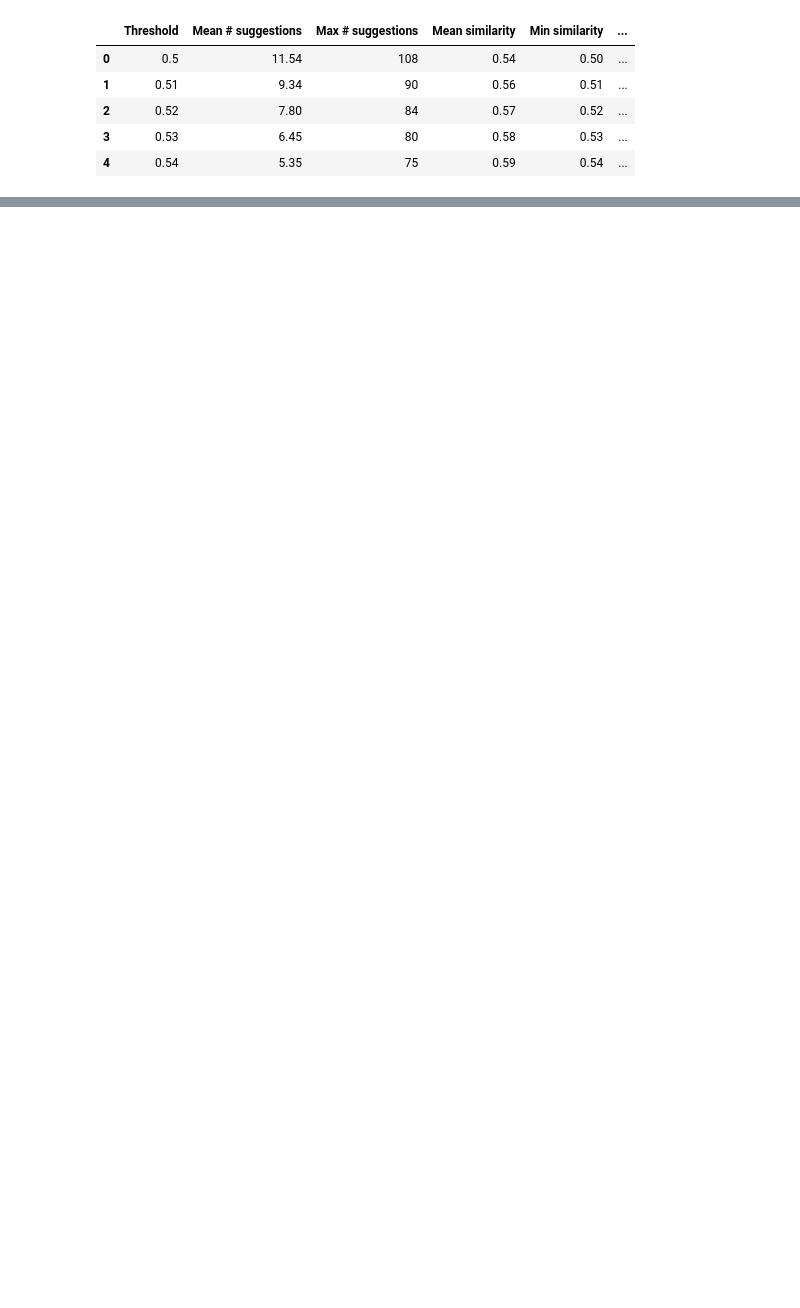
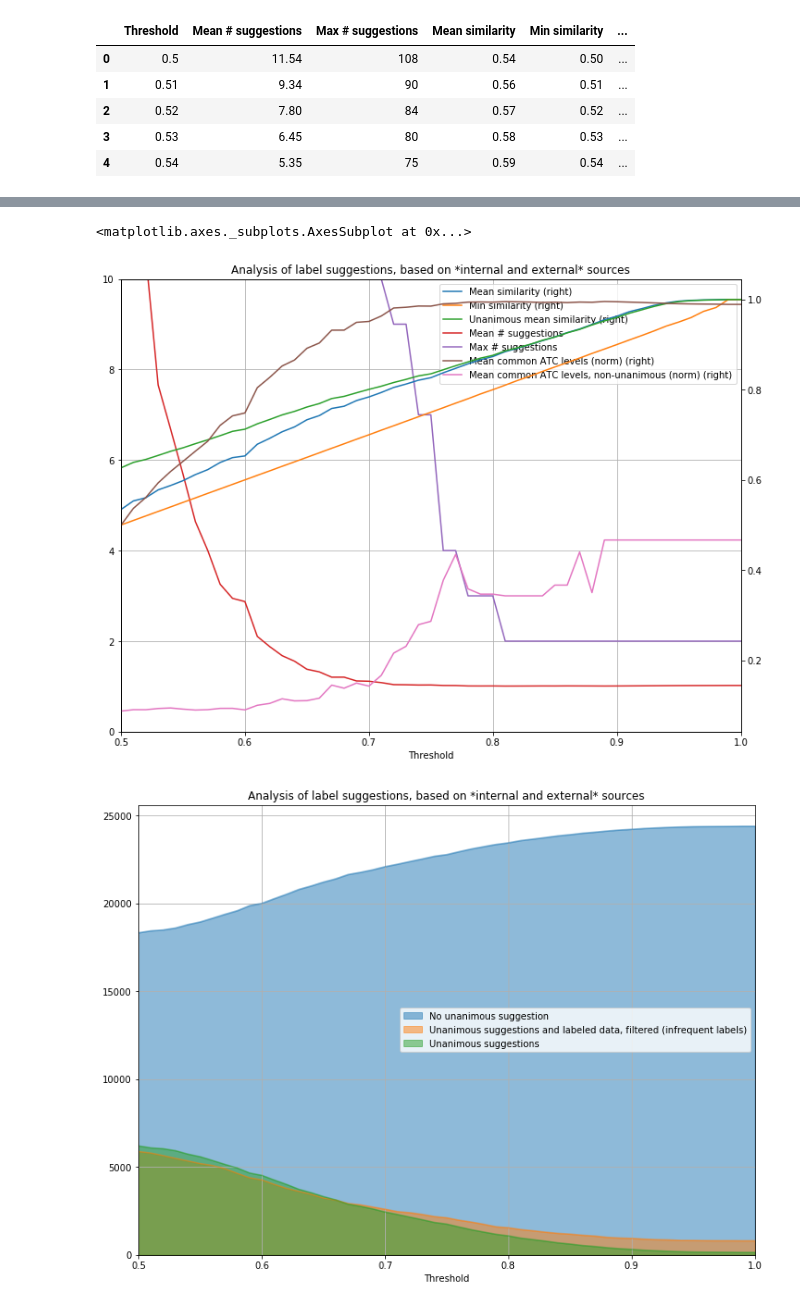
Before and after one commit to jraiskin/Automated_categorization_medication, a Jupyter notebook: suggest_from_unlabeled_data.ipynb, the cells around one changed output, grey strips where cells are left out. Cells and saved outputs as stored; diff of their text form; code cells hidden in the pictures; blank space fills up the shorter version.

```diff
--- a/suggest_from_unlabeled_data.ipynb
+++ b/suggest_from_unlabeled_data.ipynb
@@ -392,0 +488,9 @@ label_suggestion_summary.plot(x='Threshold',
+# %%
+"""
+Load data from **internal and external** sources from files, after files have been generated.
+"""
+sim_dict_filtered = load('resources/sim_dict_filtered_5_23')
+# transform the ATC codes into class instances
+sim_dict_filtered = \
+    {k:[(Atc_code(atc), sim) for atc, sim in v]
+     for k,v in sim_dict_filtered.items()}
@@ -392,0 +534,47 @@ label_suggestion_summary.plot(x='Threshold',
+# %%
+label_suggestion_summary.plot(x='Threshold',
+                              y=['Mean similarity',
+                                 'Min similarity',
+                                 'Unanimous mean similarity',
+                                 'Mean # suggestions',
+                                 'Max # suggestions',
+                                 'Mean common ATC levels (norm)',
+                                 'Mean common ATC levels, non-unanimous (norm)'],
+                              secondary_y=['Mean similarity',
+                                           'Min similarity',
+                                           'Unanimous mean similarity',
+                                           'Mean common ATC levels (norm)',
+                                           'Mean common ATC levels, non-unanimous (norm)'],
+                              figsize=(12, 9) ,  # (width, height)
+                              ylim=(0,10),
+                              title='Analysis of label suggestions, based on *internal and external* sources',
+                              grid=True,
+                              kind='line')
+
+label_suggestion_summary.plot(x='Threshold',
+                              y=['No unanimous suggestion',
+                                 'Unanimous suggestions and labeled data, filtered (infrequent labels)',
+                                 'Unanimous suggestions'],
+                              figsize=(12, 9) ,  # (width, height)
+                              title='Analysis of label suggestions, based on *internal and external* sources',
+                              grid=True,
+                              stacked=False,
+                              kind='area')  # kind='line'
+
+label_suggestion_summary.plot(x='Threshold',
+                              y=['No unanimous suggestion',
+                                 'Unanimous suggestions and labeled data, filtered (infrequent labels)',
+                                 'Unanimous suggestions'],
+                              figsize=(12, 9) ,  # (width, height)
+                              title='Analysis of label suggestions, based on *internal and external* sources',
+                              grid=True,
+                              stacked=False,
+                              ylim=(0,7000),
+                              kind='area')  # kind='line'
+
+
+# .axhline(y=0.002,xmin=0,xmax=3,c="blue",linewidth=0.5,zorder=0)
+# %% [output]
+<matplotlib.axes._subplots.AxesSubplot at 0x...>
+[figure, added]
+[figure, added]
```
Also changed, not shown: parts of 41 cells of this notebook.
